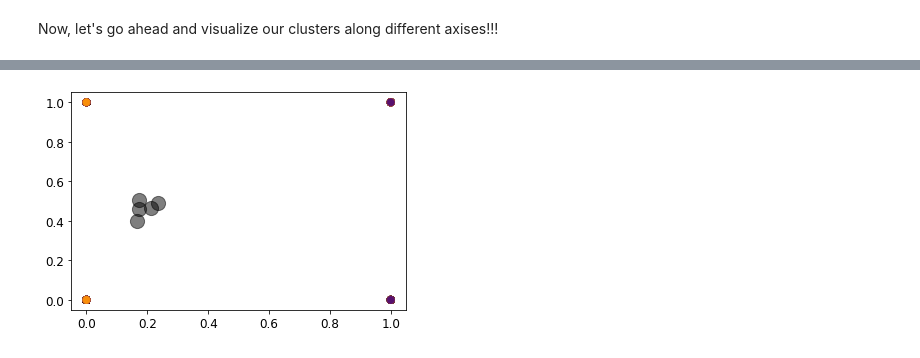
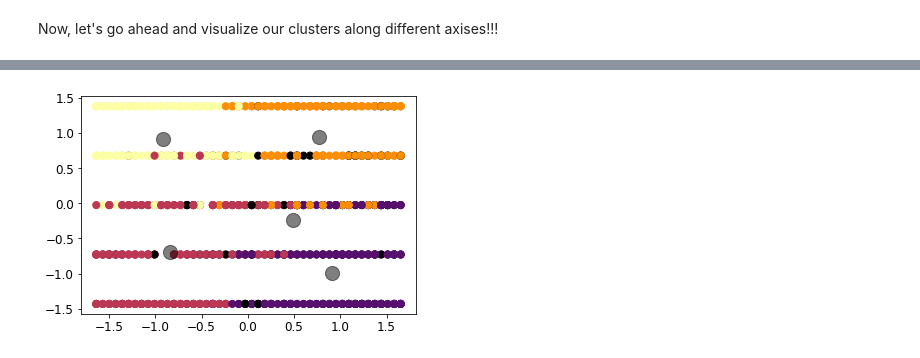
Before and after one commit to parulgo7/GHH22_EmployeeEmpowerment, a Jupyter notebook: GirlsHooCodeHackathonProject.ipynb, the cells around one changed output, grey strips where cells are left out. Drawn from its saved outputs; the diff is of its cells as text; code cells hidden in the pictures.

Commit message:
Preliminary visualization and statistics for clusters

```diff
--- a/GirlsHooCodeHackathonProject.ipynb
+++ b/GirlsHooCodeHackathonProject.ipynb
@@ -301,17 +302,17 @@ gapdata
 # %%
 model = KMeans(n_clusters=5, init="random", n_init=1,
                      algorithm="full", max_iter=300, random_state=1)
 y_pred = model.fit_predict(X_prepared)
 
 
-X_col = 7
-Y_col = 5
+X_col = 0
+Y_col = 1
 
 plt.scatter(X_prepared[:, X_col], X_prepared[:, Y_col], c=y_pred, s=50, cmap='inferno')
 centers = kmeans.cluster_centers_
 plt.scatter(centers[:, X_col], centers[:, Y_col], c='black', s=200, alpha=0.5);
 
 # plt.xlabel("longitude")
 # plt.ylabel("latitude")
 # %% [output]
-[figure, old version]
+[figure, new version]
```
Also changed, not shown: parts of 8 cells of this notebook.
